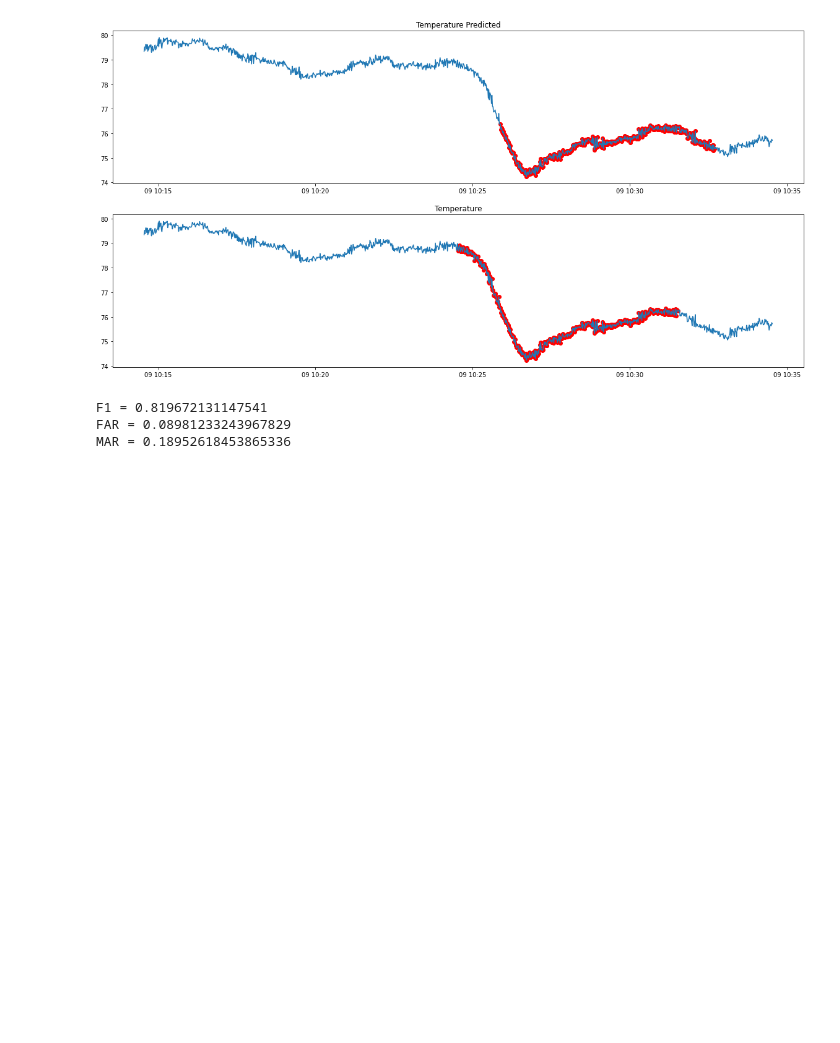
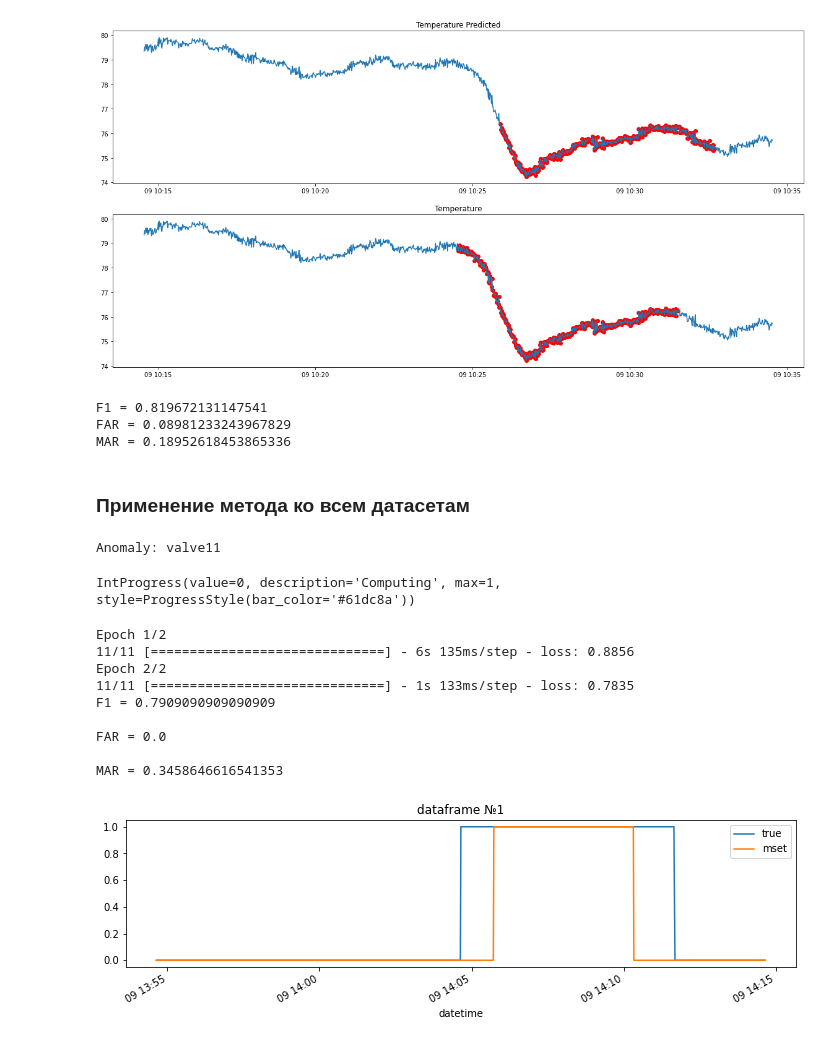
Before and after one commit to dabdya/anomaly_detection, a Jupyter notebook: LSTM-AD.ipynb, the cells around one changed output. Saved outputs shown, nothing was run; the diff lists cells and outputs as text; code cells hidden in the pictures; blank space fills up the shorter version.

```diff
--- a/LSTM-AD.ipynb
+++ b/LSTM-AD.ipynb
@@ -179,3 +99,5 @@ MAR = {mar(df.anomaly, prediction)}""")
 F1 = 0.819672131147541
 FAR = 0.08981233243967829
 MAR = 0.18952618453865336
+# %% [markdown]
+### Применение метода ко всем датасетам
@@ -181,0 +136,35 @@ MAR = 0.18952618453865336
+# %%
+from utils.data import load_df
+
+anomaly_types = ("valve1", "valve2", "other", )
+anomaly_groups = dict()
+
+for anomaly_type in anomaly_types:
+    list_of_df, _ = load_df("./data/", anomaly_type)
+    if anomaly_type == "other":
+        for i, df in enumerate(list_of_df):
+            anomaly_groups[f"{anomaly_type}{i}"] = [df, ]
+    else:
+        anomaly_groups[f"{anomaly_type}"] = list_of_df
+
+lstm_ad_predictor = LSTM_AD_Predictor()
+p = Pipeline()
+
+metrics = dict()
+
+for anomaly_type, list_of_df in anomaly_groups.items():
+    metric = p.run(list_of_df, lstm_ad_predictor, anomaly_description=anomaly_type)
+    metrics[anomaly_type] = metric
+# %% [output]
+Anomaly: valve11
+IntProgress(value=0, description='Computing', max=1, style=ProgressStyle(bar_color='#61dc8a'))
+Epoch 1/2
+11/11 [==============================] - 6s 135ms/step - loss: 0.8856
+Epoch 2/2
+11/11 [==============================] - 1s 133ms/step - loss: 0.7835
+F1 = 0.7909090909090909
+
+FAR = 0.0
+
+MAR = 0.3458646616541353
+[figure, added]
```
Also changed, not shown: parts of 27 cells of this notebook.
